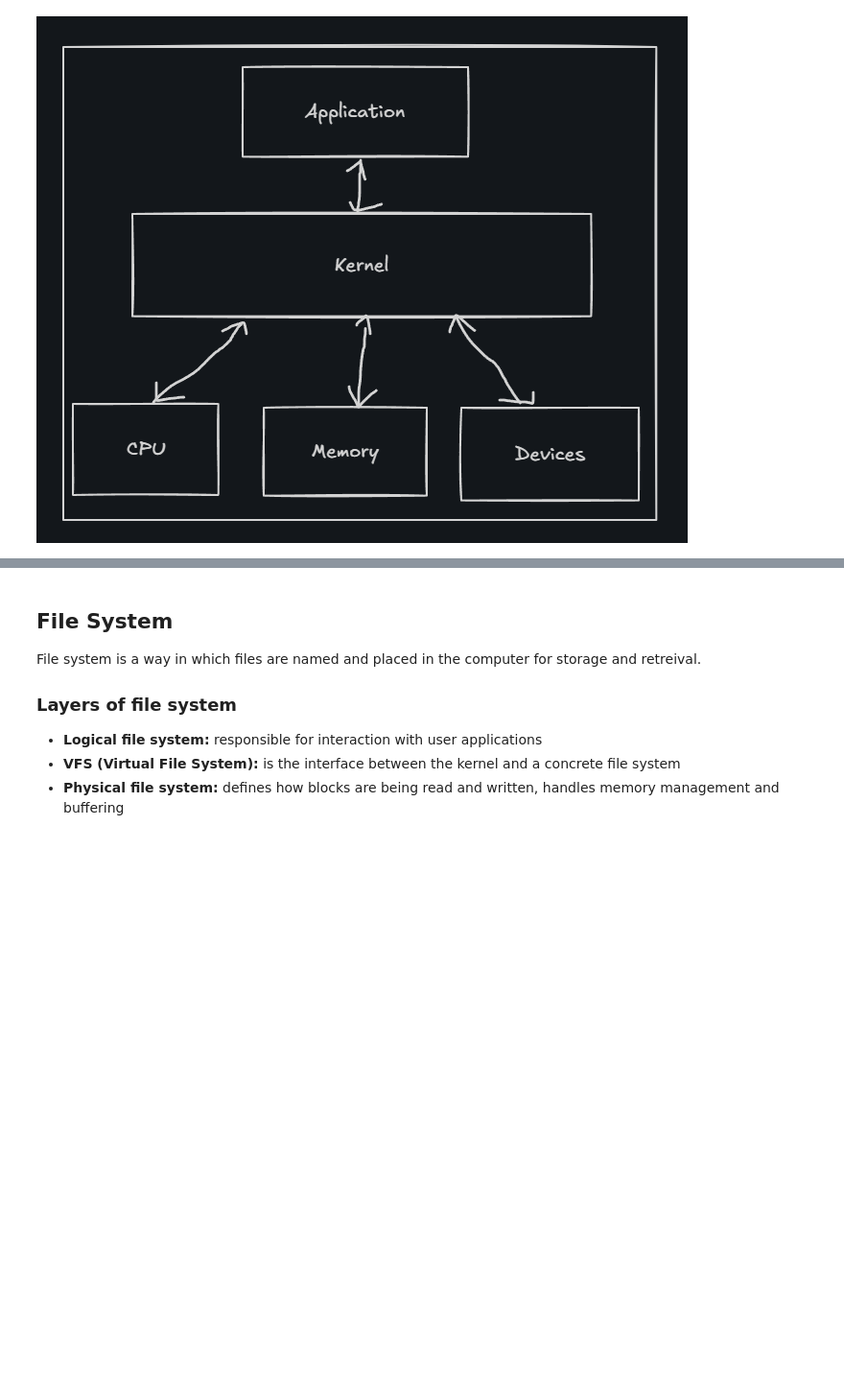
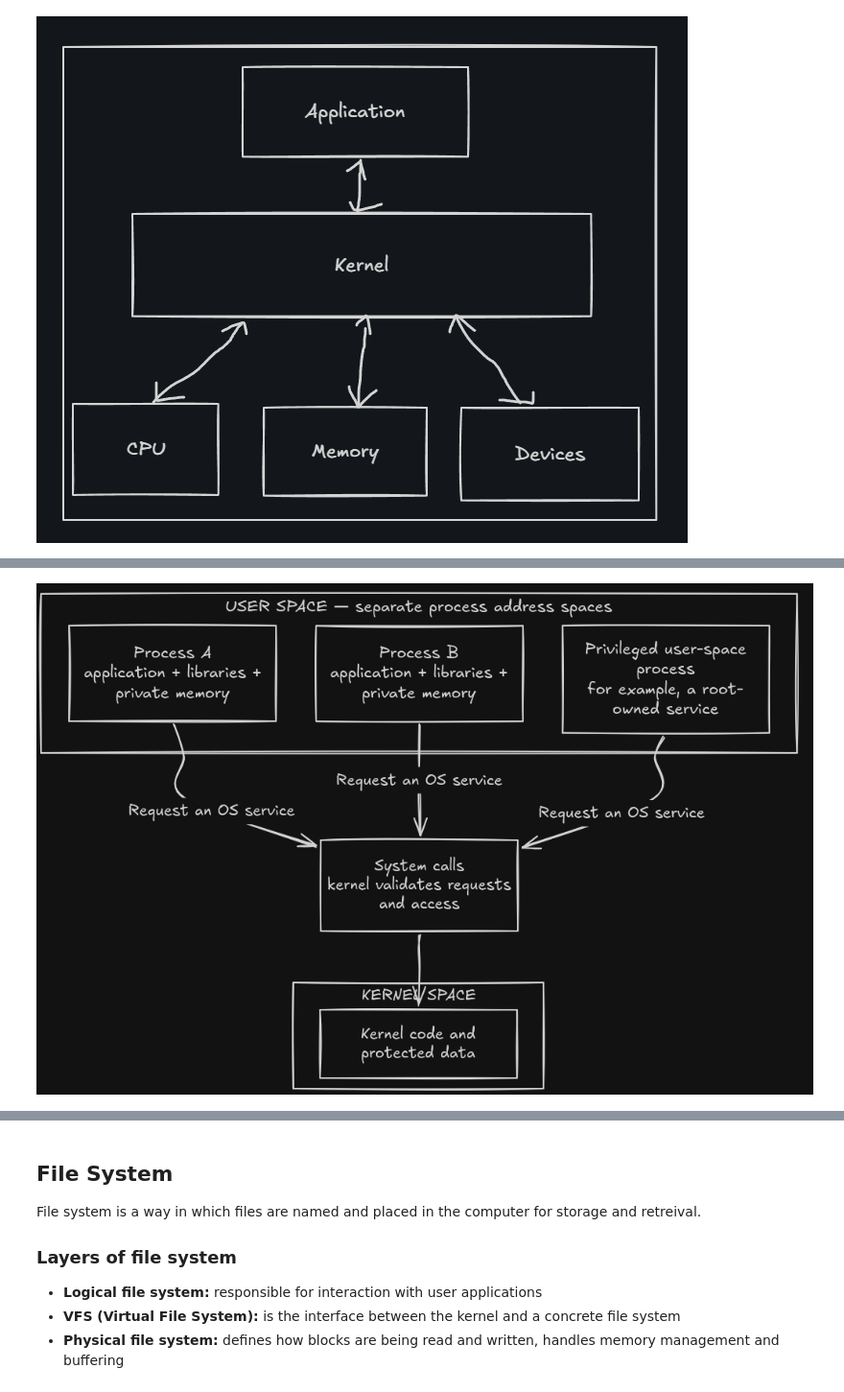
Before and after one commit to c-lydia/operating_system, a Jupyter notebook: os.ipynb, the cells around one changed output, grey strips where cells are left out. Shown at 96% size. Drawn from its saved outputs; the diff is of its cells as text; code cells hidden in the pictures; blank space fills up the shorter version.

```diff
--- a/os.ipynb
+++ b/os.ipynb
@@ -60,0 +118,5 @@ A bootloader is a small program that resides in the computer's firmware (like BI
+# %%
+from IPython.display import Image
+Image('user_space_kernel_space.png')
+# %% [output]
+[figure, added]
```
Also changed, not shown: parts of 30 cells of this notebook.
